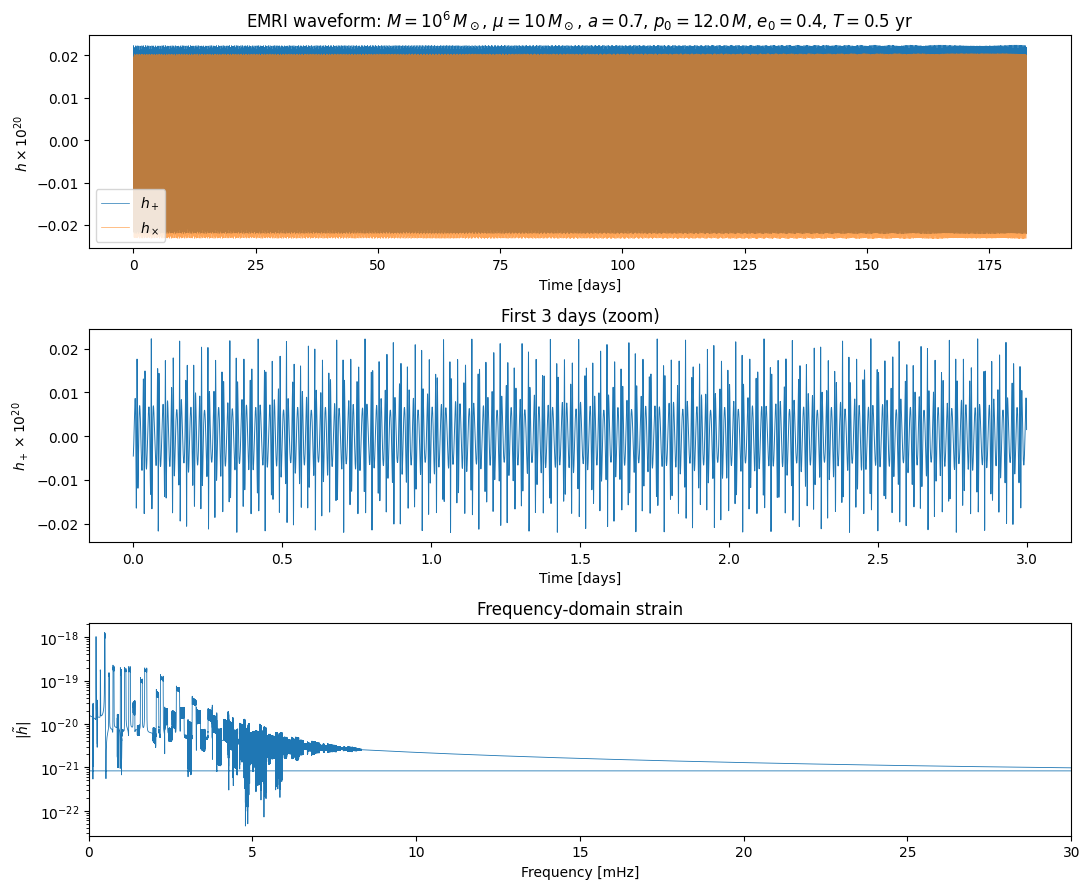
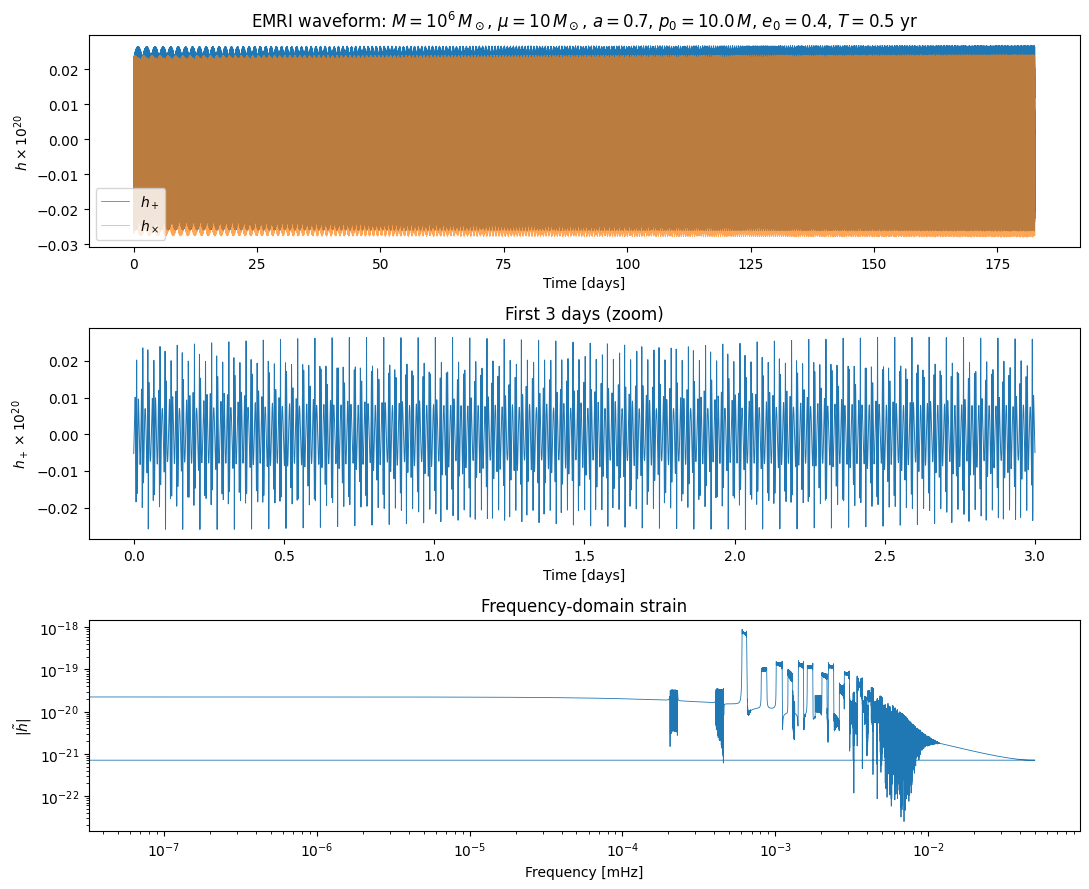
Unified diff of the notebook cell whose output changed from the first chart to the second:
--- before
+++ after
@@ -25,10 +25,10 @@
 axes[1].set_title("First 3 days (zoom)")
 
-f_mHz = np.asarray(freqs) * 1000
-axes[2].semilogy(f_mHz, np.asarray(jnp.abs(h_tilde)), lw=0.6)
+f_Hz = np.asarray(freqs)
+axes[2].loglog(f_Hz, np.asarray(jnp.abs(h_tilde)), lw=0.6)
 axes[2].set_xlabel("Frequency [mHz]")
 axes[2].set_ylabel(r"$|\tilde{h}|$")
 axes[2].set_title("Frequency-domain strain")
-axes[2].set_xlim([0, 30])
+# axes[2].set_xlim([0, 30])
 
 plt.tight_layout()

Commit: Try waveform comparison